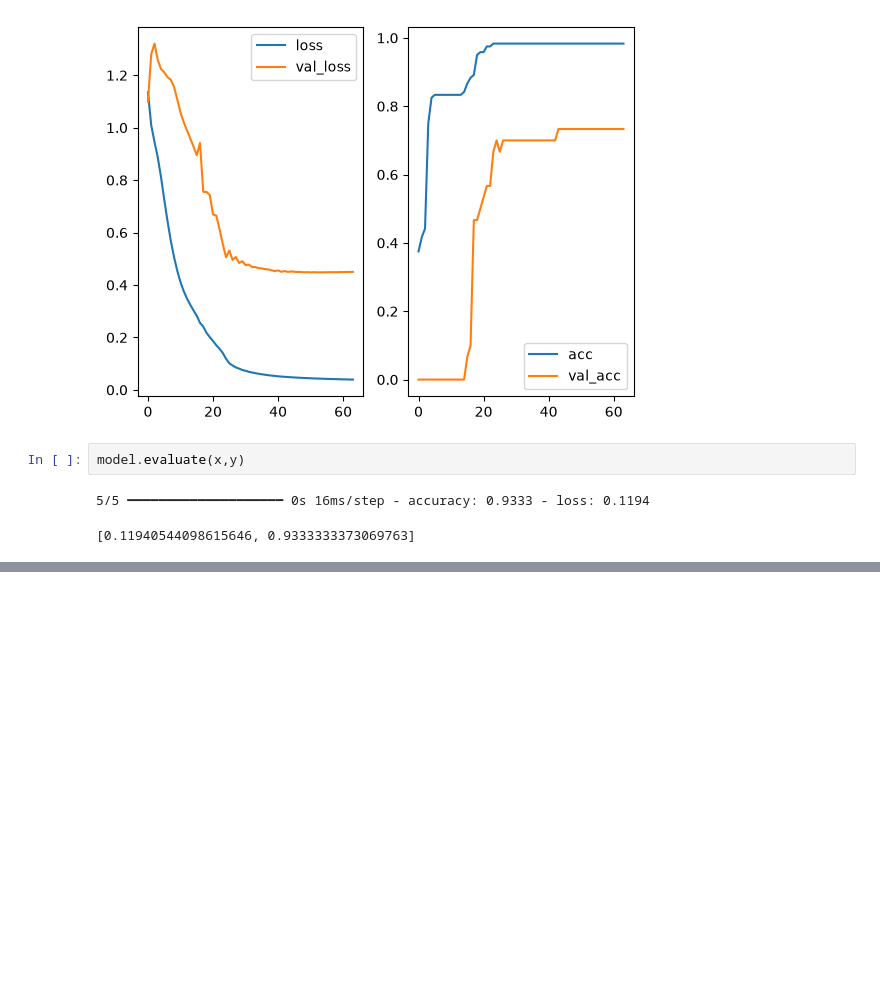
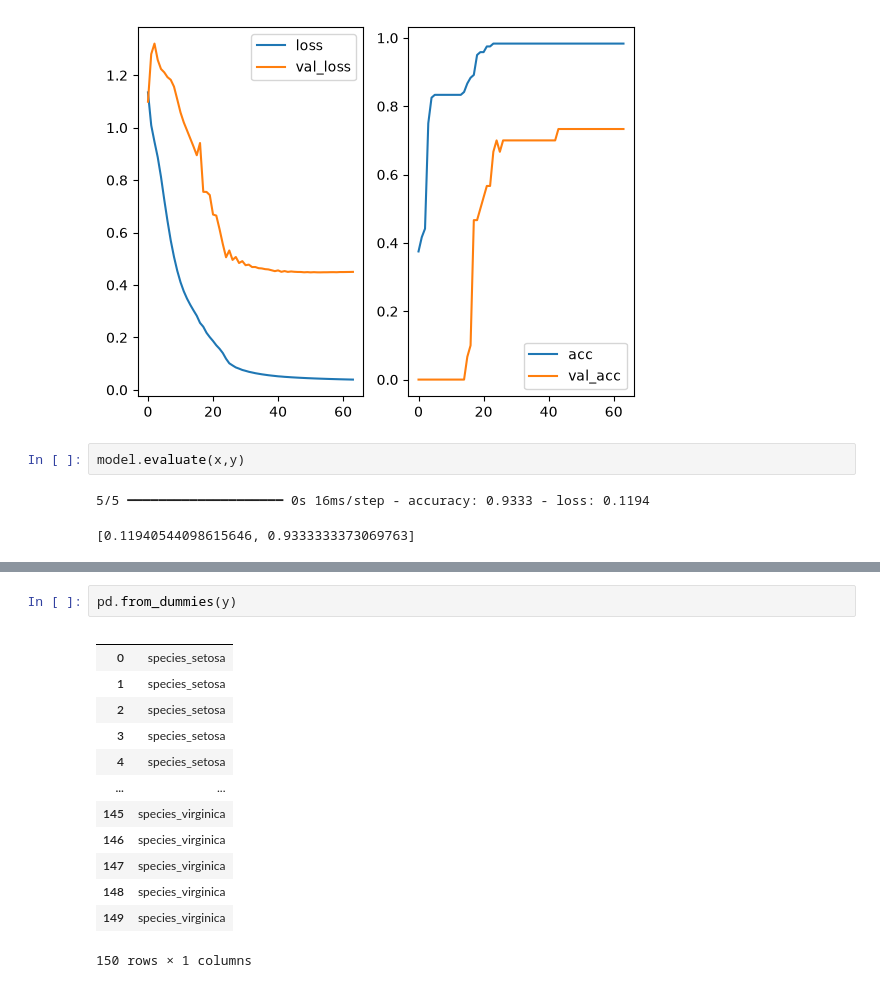
Before and after one commit to heavyrainseo/deeplearning, a Jupyter notebook: test.ipynb, the cells around one changed output, grey strips where cells are left out. Drawn from its saved outputs; the diff is of its cells as text; blank space fills up the shorter version.

```diff
--- a/test.ipynb
+++ b/test.ipynb
@@ -410,0 +429,16 @@ model.evaluate(x,y)
+# %%
+pd.from_dummies(y)
+# %% [output]
+|  |  |
+| 0 | species_setosa |
+| 1 | species_setosa |
+| 2 | species_setosa |
+| 3 | species_setosa |
+| 4 | species_setosa |
+| ... | ... |
+| 145 | species_virginica |
+| 146 | species_virginica |
+| 147 | species_virginica |
+| 148 | species_virginica |
+| 149 | species_virginica |
+150 rows × 1 columns
```
Also changed, not shown: parts of 1 cell of this notebook.
